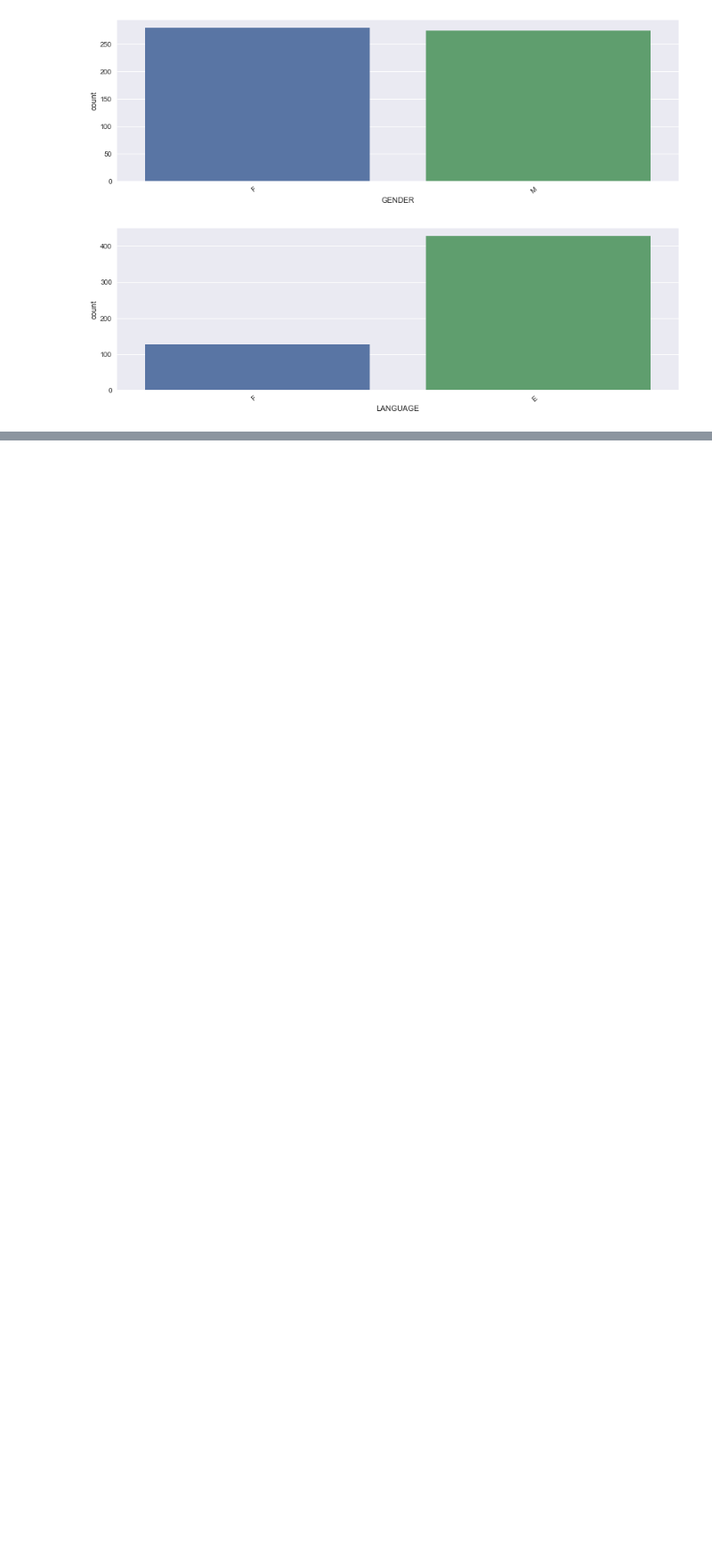
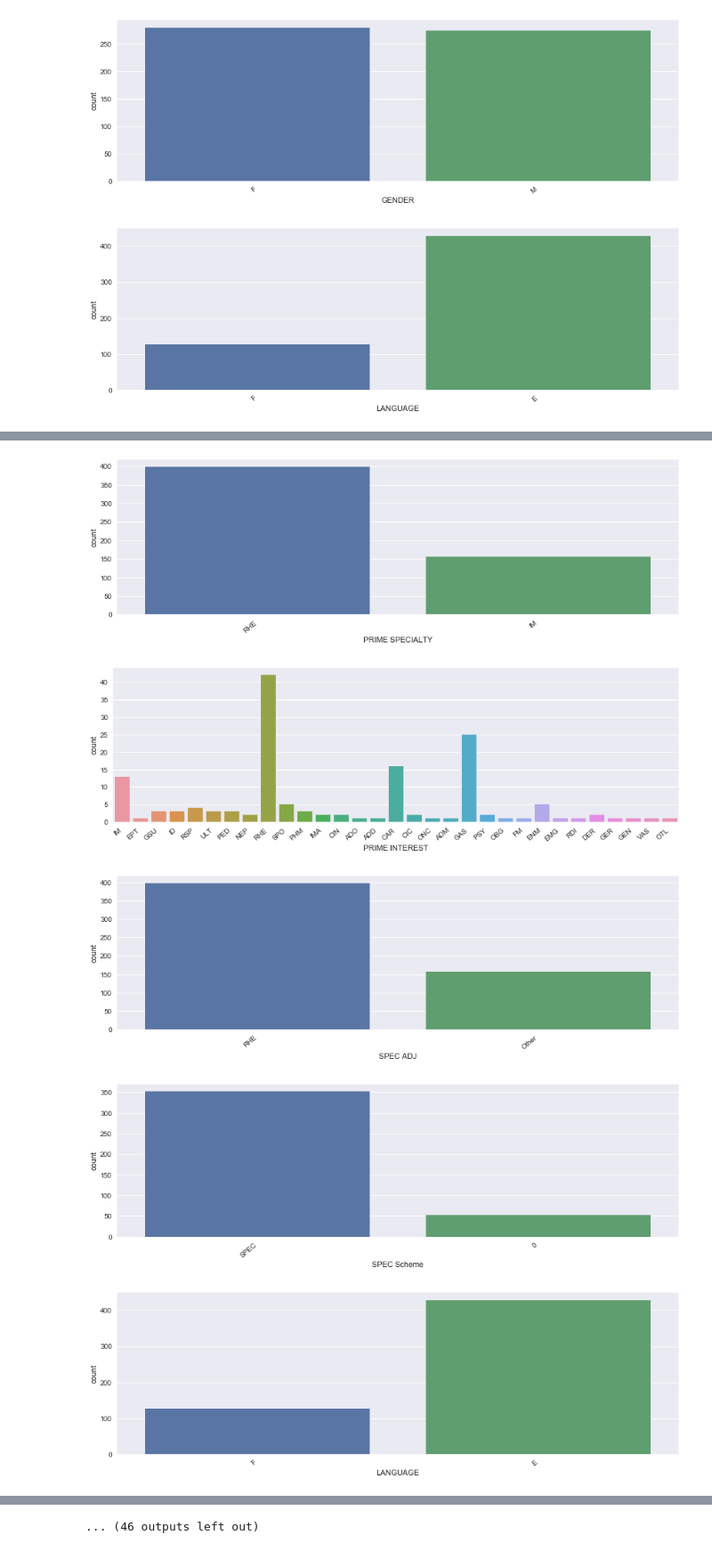
Before and after one commit to tanabymofrad/matte, a Jupyter notebook: analysis.ipynb, the cells around one changed output, grey strips where cells are left out. Shown at 89% size. Drawn from its saved outputs; the diff is of its cells as text; code cells hidden in the pictures; blank space fills up the shorter version.

```diff
--- a/analysis.ipynb
+++ b/analysis.ipynb
@@ -99,0 +136,13 @@ plt.show()
+# %%
+exclude_cols = ['FINDr ID','ONEKEY','LILLY ID','LAST NAME','FIRST & MIDDLE NAME', 'BUILDING NAME_ORG NAME', 'STREET ADDRESS1',
+               'STREET ADDRESS2', 'POSTAL CODE','PHONE NUMBER', u'FAX NUMBER', 'CITY', 'RA % Private', 'RA % Enbrel', 'RA % Humira',
+               'RA % Xeljanz', 'PSA % Cosentyx','PSA % Humira', 'PSA % Stelara', 'PSA % Private']
+filter_cols =[ x for x in df.columns if x not in exclude_cols]
+for col in filter_cols:
+    graph_var(col)
+# %% [output]
+[figure, added]
+[figure, added]
+[figure, added]
+[figure, added]
+[figure, added]
@@ -99,0 +156 @@ plt.show()
+... (46 outputs left out)
```
Also changed, not shown: parts of 8 cells of this notebook.
